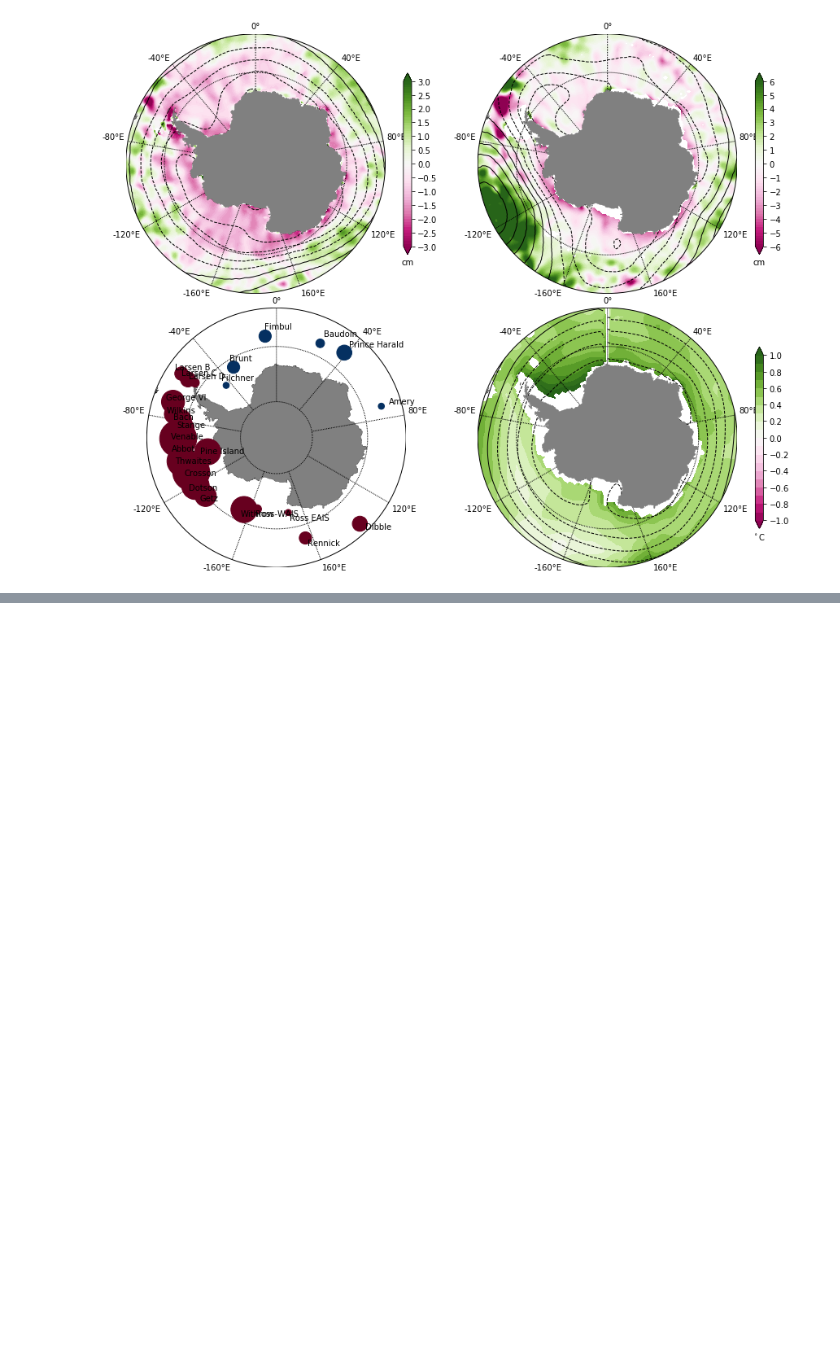
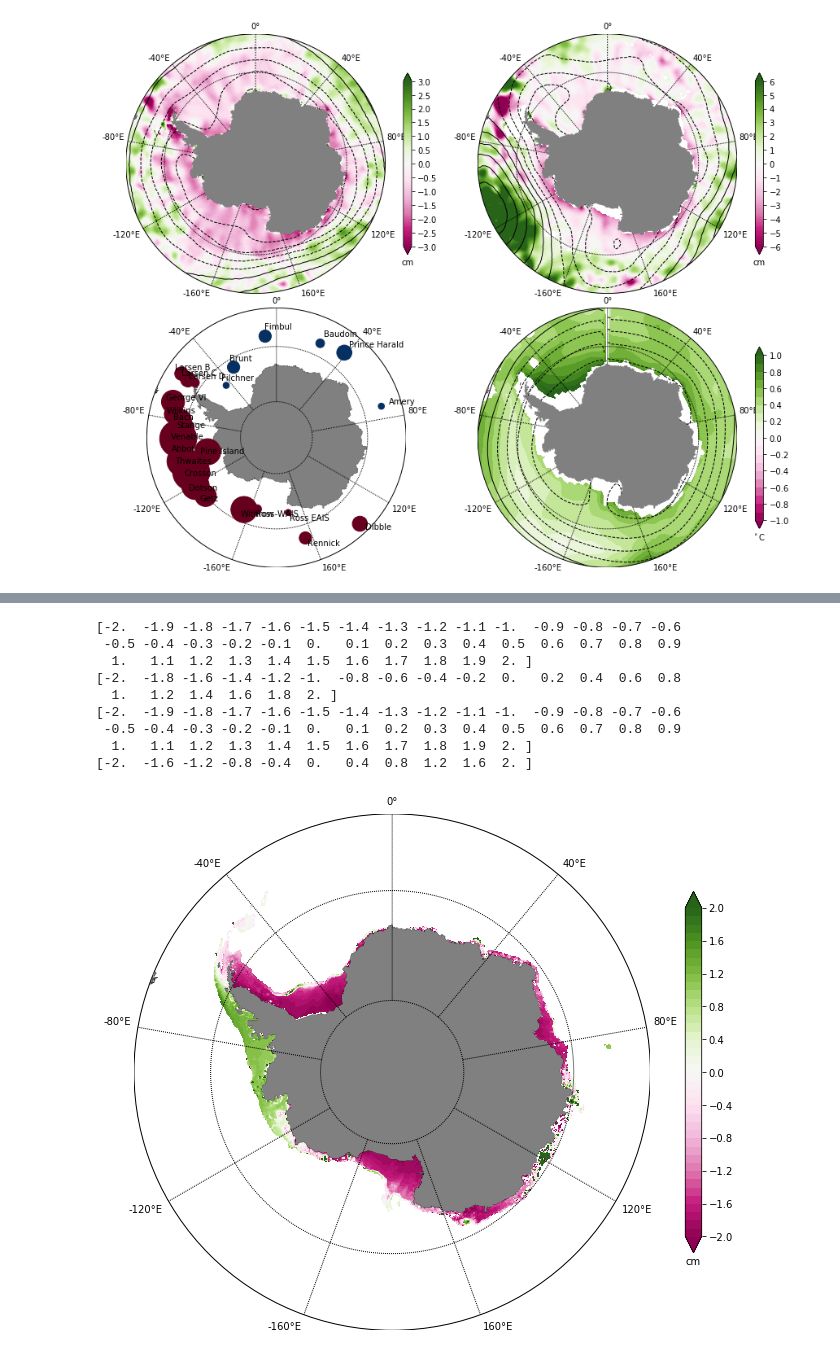
Before and after one commit to PaulSpence/pre21_notebooks, a Jupyter notebook: ASF_Review_Fig.ipynb, the cells around one changed output, grey strips where cells are left out. Cells and saved outputs as stored; diff of their text form; code cells hidden in the pictures; blank space fills up the shorter version.

```diff
--- a/ASF_Review_Fig.ipynb
+++ b/ASF_Review_Fig.ipynb
@@ -1346,0 +1477,38 @@ plt.savefig(of,dpi=220)
+# %%
+ax=plt.subplot(1,1,1)
+#plt.subplot(3,1,3)
+map = Basemap(projection='spstere',boundinglat=-55,lon_0=180,resolution='l',round=True)
+map.drawcoastlines(linewidth=0.25)
+map.fillcontinents(color='gray',lake_color='gray')
+## draw parallels and meridians.
+map.drawparallels(np.arange(-80.,81.,15.))
+map.drawmeridians(np.arange(-160.,181.,40.),labels=[True,True,True,True])
+
+clev = np.linspace(-2,2,41)
+print clev
+ticks=np.linspace(-2,2,21)
+print ticks
+
+clev = np.linspace(-2,2,41)
+print clev
+ticks=np.linspace(-2,2,11)
+print ticks
+
+
+X, Y = map(schm['lon2d'],schm['lat2d'])
+X.shape
+p1=map.contourf(X,Y,schm['bat_te_2d'], cmap=plt.cm.PiYG, levels=clev, extend='both') #CMRmap_r, gist_stern_r
+cb=plt.colorbar(orientation='vertical',shrink = 0.7)
+cb.ax.set_xlabel('cm')
+cb.set_ticks(ticks)
+# %% [output]
+[-2.  -1.9 -1.8 -1.7 -1.6 -1.5 -1.4 -1.3 -1.2 -1.1 -1.  -0.9 -0.8 -0.7 -0.6
+ -0.5 -0.4 -0.3 -0.2 -0.1  0.   0.1  0.2  0.3  0.4  0.5  0.6  0.7  0.8  0.9
+  1.   1.1  1.2  1.3  1.4  1.5  1.6  1.7  1.8  1.9  2. ]
+[-2.  -1.8 -1.6 -1.4 -1.2 -1.  -0.8 -0.6 -0.4 -0.2  0.   0.2  0.4  0.6  0.8
+  1.   1.2  1.4  1.6  1.8  2. ]
+[-2.  -1.9 -1.8 -1.7 -1.6 -1.5 -1.4 -1.3 -1.2 -1.1 -1.  -0.9 -0.8 -0.7 -0.6
+ -0.5 -0.4 -0.3 -0.2 -0.1  0.   0.1  0.2  0.3  0.4  0.5  0.6  0.7  0.8  0.9
+  1.   1.1  1.2  1.3  1.4  1.5  1.6  1.7  1.8  1.9  2. ]
+[-2.  -1.6 -1.2 -0.8 -0.4  0.   0.4  0.8  1.2  1.6  2. ]
+[figure, added]
```
Also changed, not shown: parts of 12 cells of this notebook, 2 other files.
